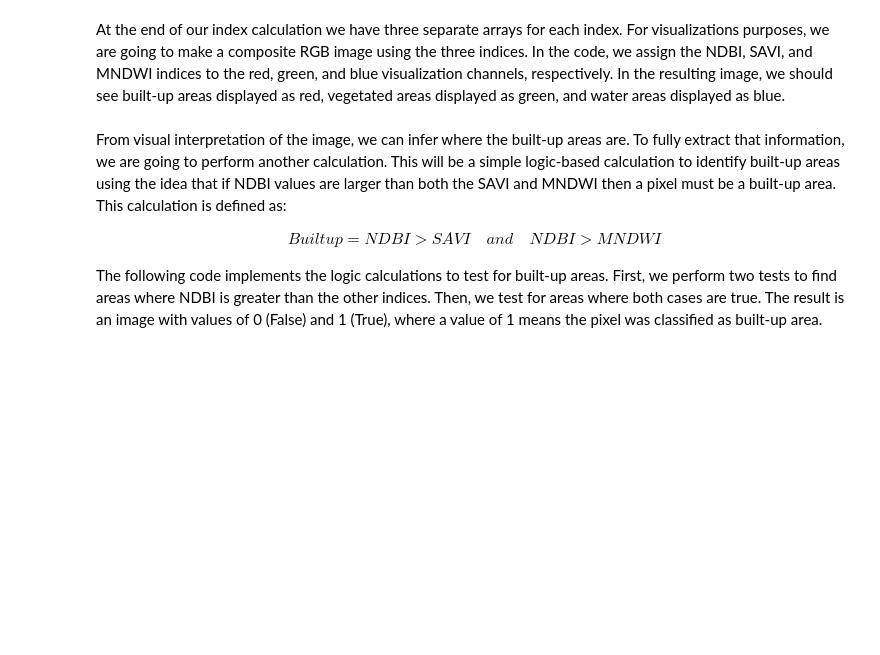
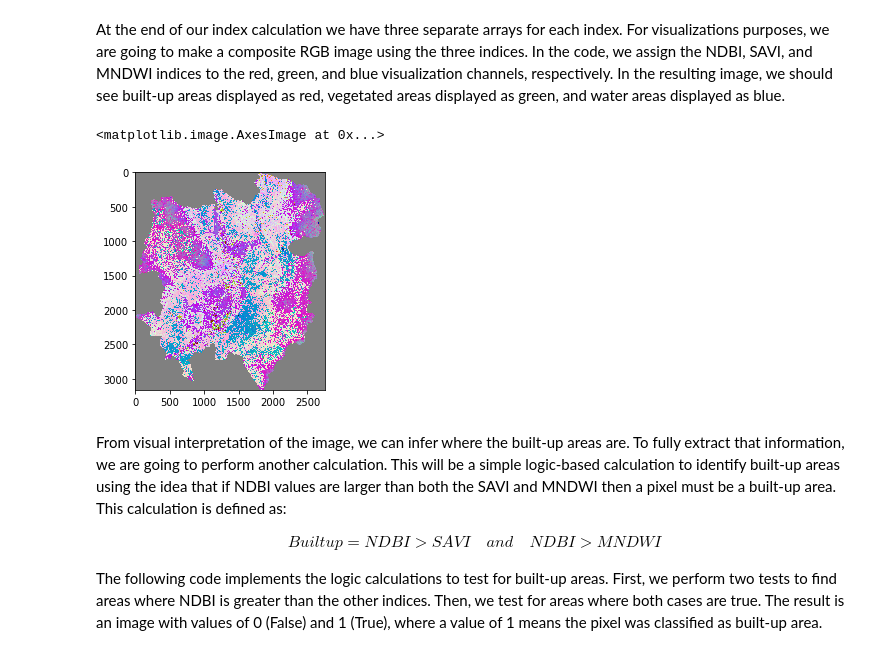
Before and after one commit to KMarkert/sari-python-training, a Jupyter notebook: notebooks/SARI_Python_Application.ipynb, the cells around one changed output. Cells and saved outputs as stored; diff of their text form; code cells hidden in the pictures; blank space fills up the shorter version.

```diff
--- a/notebooks/SARI_Python_Application.ipynb
+++ b/notebooks/SARI_Python_Application.ipynb
@@ -42,7 +41,7 @@ ImportError: No module named geopandas
 
 Here we are going to read in the Landsat Thematic Mapper (TM) image from Apr. 3rd, 1990. This data has been preprocessed to be formatted as a seven-band image clipped to our study area shown later on in this example. As we read in the data we are going to view the dimensions of the data.
 # %%
-cm90 = rasterio.open('LT05_L1TP_19900403_T1_ChiangMaiComposite.TIF') # open 1990 data for reading
+cm90 = rasterio.open('../data/LT05_L1TP_19900403_T1_ChiangMaiComposite.TIF') # open 1990 data for reading
 print("Number of bands:",cm90.count) # get the number of bands
 print("Image height", cm90.height) # get the y dimension
 print("Image width", cm90.width) # get the x dimension
@@ -178,7 +198,10 @@ savi = ((nir-red)*(1+l)) / (nir+red+l) # soil-adjusted vegetation index
 At the end of our index calculation we have three separate arrays for each index. For visualizations purposes, we are going to make a composite RGB image using the three indices. In the code, we assign the NDBI, SAVI, and MNDWI indices to the red, green, and blue visualization channels, respectively. In the resulting image, we should see built-up areas displayed as red, vegetated areas displayed as green, and water areas displayed as blue.
 # %%
 indices = np.dstack([ndbi,savi,mndwi]) # stack the arrays in a 3-dimensional array for visualization
-imshow(indices,interpolation='nearest') # display the image
+imshow(((indices+1/2)*255).astype(np.uint8),interpolation='nearest') # display the image
+# %% [output]
+<matplotlib.image.AxesImage at 0x...>
+[figure, added]
 # %% [markdown]
 From visual interpretation of the image, we can infer where the built-up areas are. To fully extract that information, we are going to perform another calculation. This will be a simple logic-based calculation to identify built-up areas using the idea that if NDBI values are larger than both the SAVI and MNDWI then a pixel must be a built-up area. This calculation is defined as:
 
```
Also changed, not shown: parts of 22 cells of this notebook.
